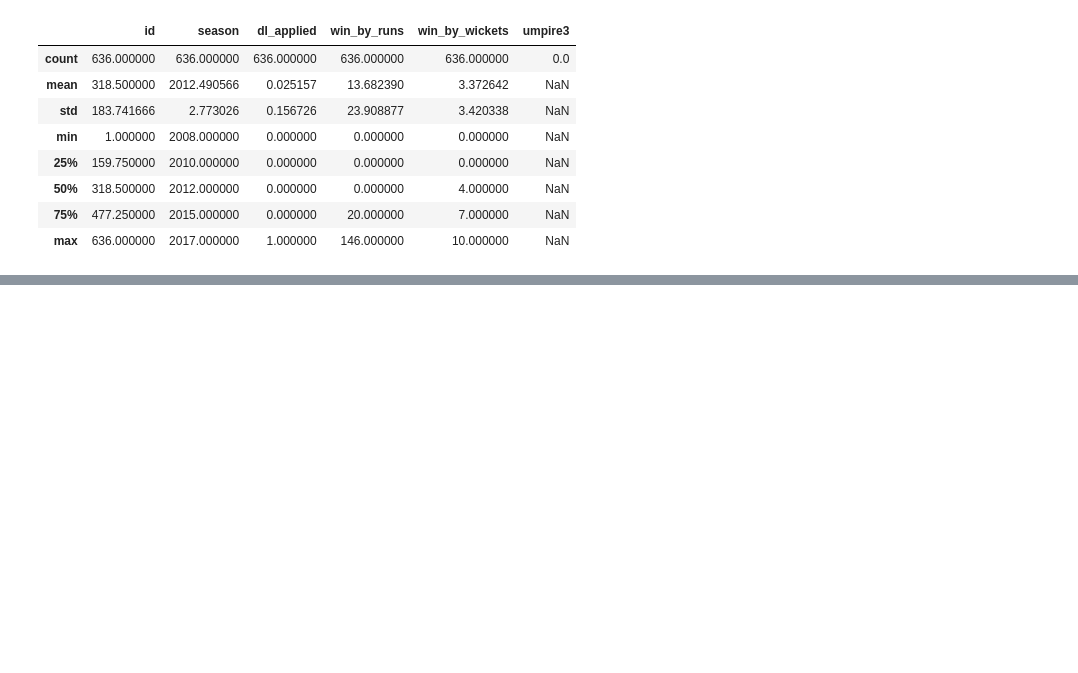
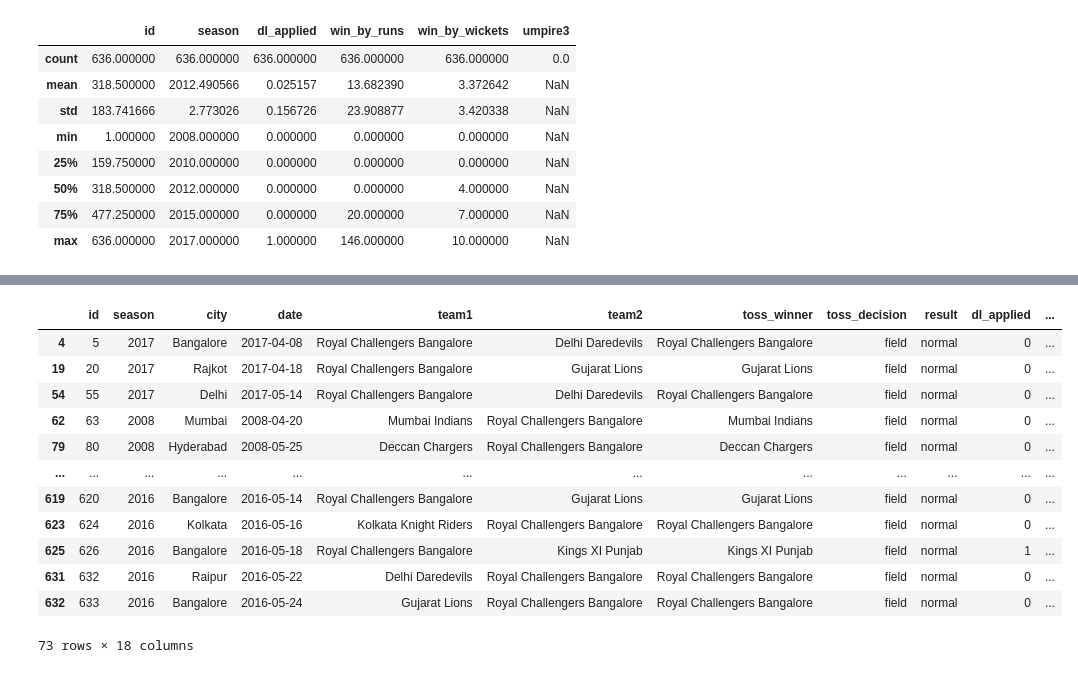
Before and after one commit to Hitesh-Ojha/learning, a Jupyter notebook: data science/pandas.ipynb, the cells around one changed output, grey strips where cells are left out. Drawn from its saved outputs; the diff is of its cells as text; code cells hidden in the pictures; blank space fills up the shorter version.

```diff
--- a/data science/pandas.ipynb
+++ b/data science/pandas.ipynb
@@ -93,0 +322,2 @@ here mean(win_by_runs) gives data about on avgrage win_by_run is 13.68 , std is
+# %%
+winner_is = data['winner'] == 'Royal Challengers Bangalore'
@@ -93,0 +339,16 @@ here mean(win_by_runs) gives data about on avgrage win_by_run is 13.68 , std is
+# %%
+data[team_is_playing & winner_is]
+# %% [output]
+|  | id | season | city | date | team1 | team2 | toss_winner | toss_decision | result | dl_applied | ... |
+| 4 | 5 | 2017 | Bangalore | 2017-04-08 | Royal Challengers Bangalore | Delhi Daredevils | Royal Challengers Bangalore | field | normal | 0 | ... |
+| 19 | 20 | 2017 | Rajkot | 2017-04-18 | Royal Challengers Bangalore | Gujarat Lions | Gujarat Lions | field | normal | 0 | ... |
+| 54 | 55 | 2017 | Delhi | 2017-05-14 | Royal Challengers Bangalore | Delhi Daredevils | Royal Challengers Bangalore | field | normal | 0 | ... |
+| 62 | 63 | 2008 | Mumbai | 2008-04-20 | Mumbai Indians | Royal Challengers Bangalore | Mumbai Indians | field | normal | 0 | ... |
+| 79 | 80 | 2008 | Hyderabad | 2008-05-25 | Deccan Chargers | Royal Challengers Bangalore | Deccan Chargers | field | normal | 0 | ... |
+| ... | ... | ... | ... | ... | ... | ... | ... | ... | ... | ... | ... |
+| 619 | 620 | 2016 | Bangalore | 2016-05-14 | Royal Challengers Bangalore | Gujarat Lions | Gujarat Lions | field | normal | 0 | ... |
+| 623 | 624 | 2016 | Kolkata | 2016-05-16 | Kolkata Knight Riders | Royal Challengers Bangalore | Royal Challengers Bangalore | field | normal | 0 | ... |
+| 625 | 626 | 2016 | Bangalore | 2016-05-18 | Royal Challengers Bangalore | Kings XI Punjab | Kings XI Punjab | field | normal | 1 | ... |
+| 631 | 632 | 2016 | Raipur | 2016-05-22 | Delhi Daredevils | Royal Challengers Bangalore | Royal Challengers Bangalore | field | normal | 0 | ... |
+| 632 | 633 | 2016 | Bangalore | 2016-05-24 | Gujarat Lions | Royal Challengers Bangalore | Royal Challengers Bangalore | field | normal | 0 | ... |
+73 rows × 18 columns
```
Also changed, not shown: parts of 29 cells of this notebook.
